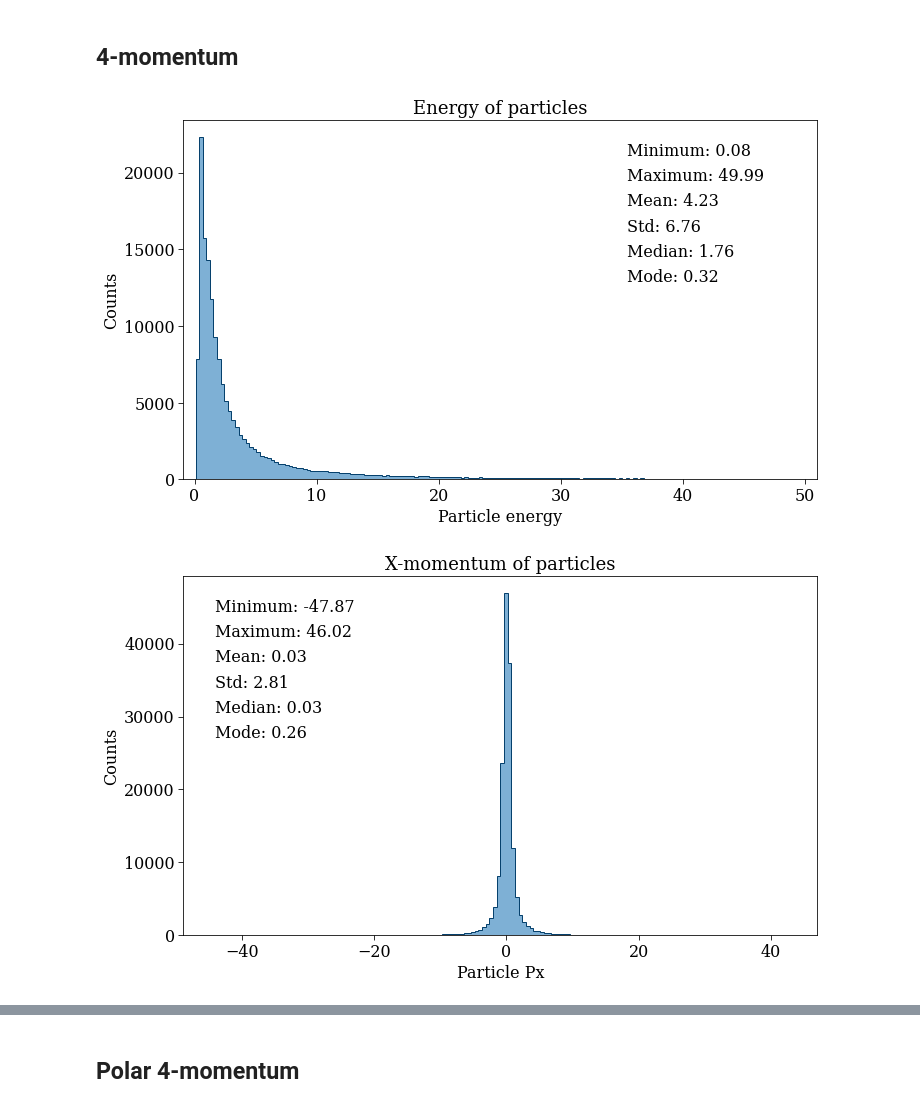
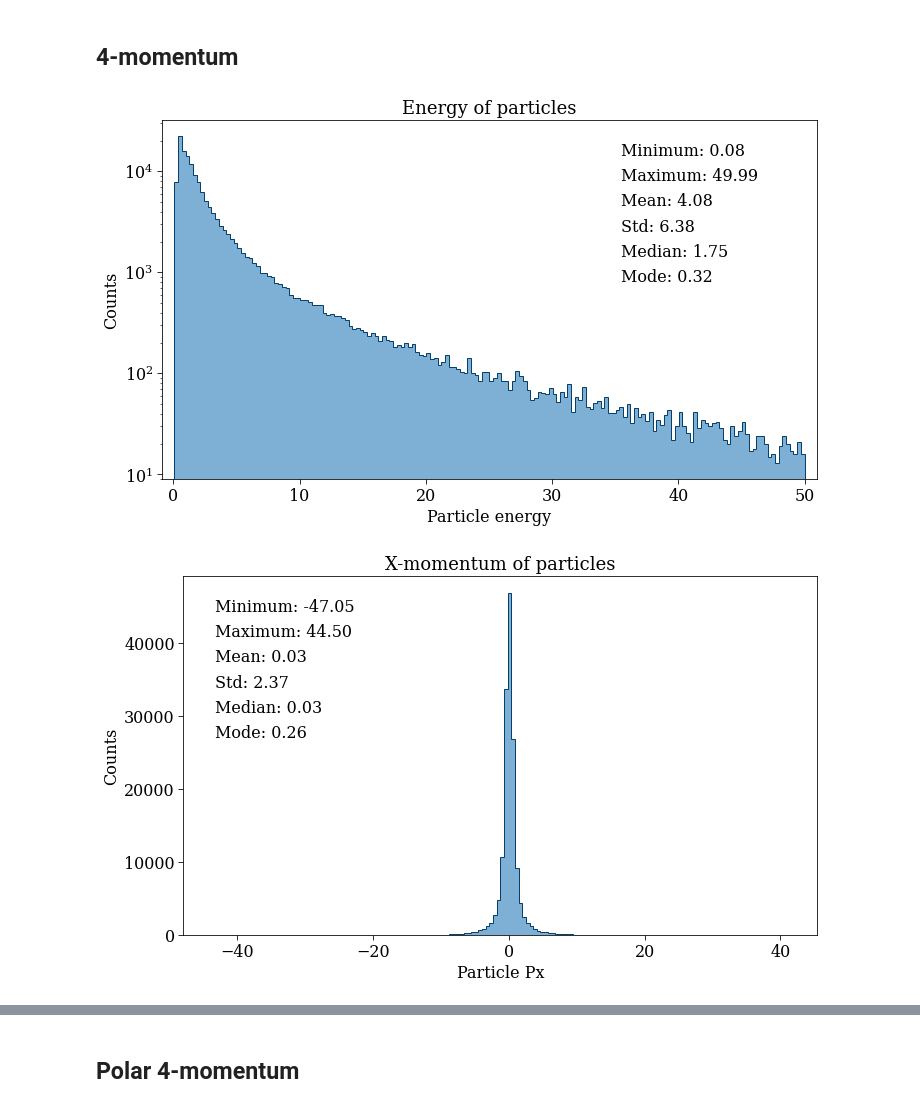
Before and after one commit to niklai99/jet-tagging, a Jupyter notebook: eda/particle_eda.ipynb, the cells around one changed output, grey strips where cells are left out. Drawn from its saved outputs; the diff is of its cells as text; code cells hidden in the pictures.

Commit message:
updating particles eda

```diff
--- a/eda/particle_eda.ipynb
+++ b/eda/particle_eda.ipynb
@@ -8,16 +8,16 @@ import seaborn as sns
 
 import os
 
-from plot_utils import plot_1Dhist, display_statistics
+from plot_utils import plot_1Dhist, display_statistics, plot_1Dstack
 
 plt.rcParams["font.family"] = "serif"
-plt.rcParams["mathtext.fontset"] = "stix"
+plt.rcParams["mathtext.fontset"] = "cm"
 # %%
-def read_data(fname, dir="./data/"):
+def read_data(fname, dir="../data/"):
     # Read data from csv file
     return pd.read_csv(os.path.join(dir, fname))
 
-def save_fig(fig, fname, dir="./plots/eda/"):
+def save_fig(fig, fname, dir="../plots/eda/"):
     # Save figure to file
     fig.savefig(os.path.join(dir, fname), dpi=300, facecolor="w")
 # %%
@@ -75,14 +75,17 @@ The particle numbering scheme is as follows:
 | 211    | charged pion |
 
 where the numbers are the PDG ID numbers. Positive numbers are particles and negative numbers are antiparticles.
+# %%
+# REMOVE TYPE 0 PARTICLES
+par_df = par_df[par_df["particleType"] != 0]
 # %%
 # CUT ON THE PARTICLE ENERGY: E < 50 GeV
 par_df = par_df[par_df["particleE"] < 50]
 # %%
 par_df.loc[:, "particleName"] = par_df["particleType"].map({
-    0:    "Unknown",
-    1:    "d",
-    2:    "u",
+    0:    "$?$",
+    1:    "$d$",
+    2:    "$u$",
     11:   "$e^{\pm}$",
     -11:  "$e^{\pm}$",
     13:   "$\mu^{\pm}$",
@@ -155,6 +172,8 @@ ax = plot_1Dhist(
 
 x_delta = (xmax - xmin) / 100 * 2 # x% of the x-axis range
 ax.set_xlim(xmin-x_delta, xmax+x_delta)
+
+ax.set_yscale("log")
 
 ax = display_statistics(par_df["particleE"], ax, fontsize=FONTSIZE, x=0.70, y=0.90, step=0.07)
 
@@ -227,32 +246,32 @@ fig = plt.figure(figsize=(10, 6), constrained_layout=True)
 
 xmin = par_df["particlePz"].min()
 xmax = par_df["particlePz"].max()
 
 n = 170
 step = (xmax - xmin) / n
 bins = np.arange(xmin, xmax+step, step)
 
 ax = plot_1Dhist(
     fig      = fig,
     data     = par_df["particlePz"],
     bins     = bins,
     fontsize = FONTSIZE,
     title    = "Z-momentum of particles",
     xlab     = "Particle Pz",
     ylab     = "Counts",
     legend   = False
 )
 
 x_delta = (xmax - xmin) / 100 * 1 # x% of the x-axis range
 ax.set_xlim(xmin-x_delta, xmax+x_delta)
 
 ax = display_statistics(par_df["particlePz"], ax, fontsize=FONTSIZE, x=0.70, y=0.90, step=0.07)
 
 if SAVE_FIG:
     save_fig(fig, "particlePz_distribution.pdf")
 
 
 plt.show()
 # %% [output]
-[figure, old version]
+[figure, new version]
-[figure, old version]
+[figure, new version]
```
Also changed, not shown: parts of 8 cells of this notebook, 15 other files.
